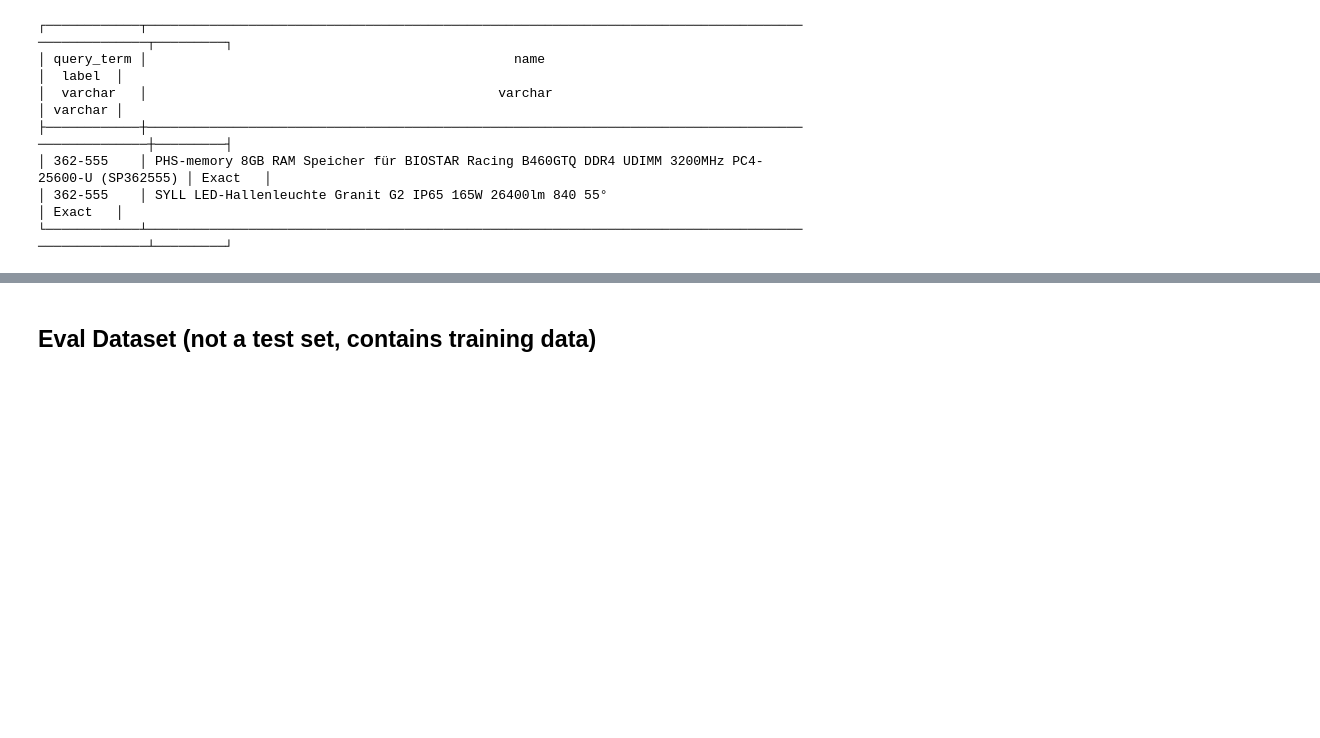
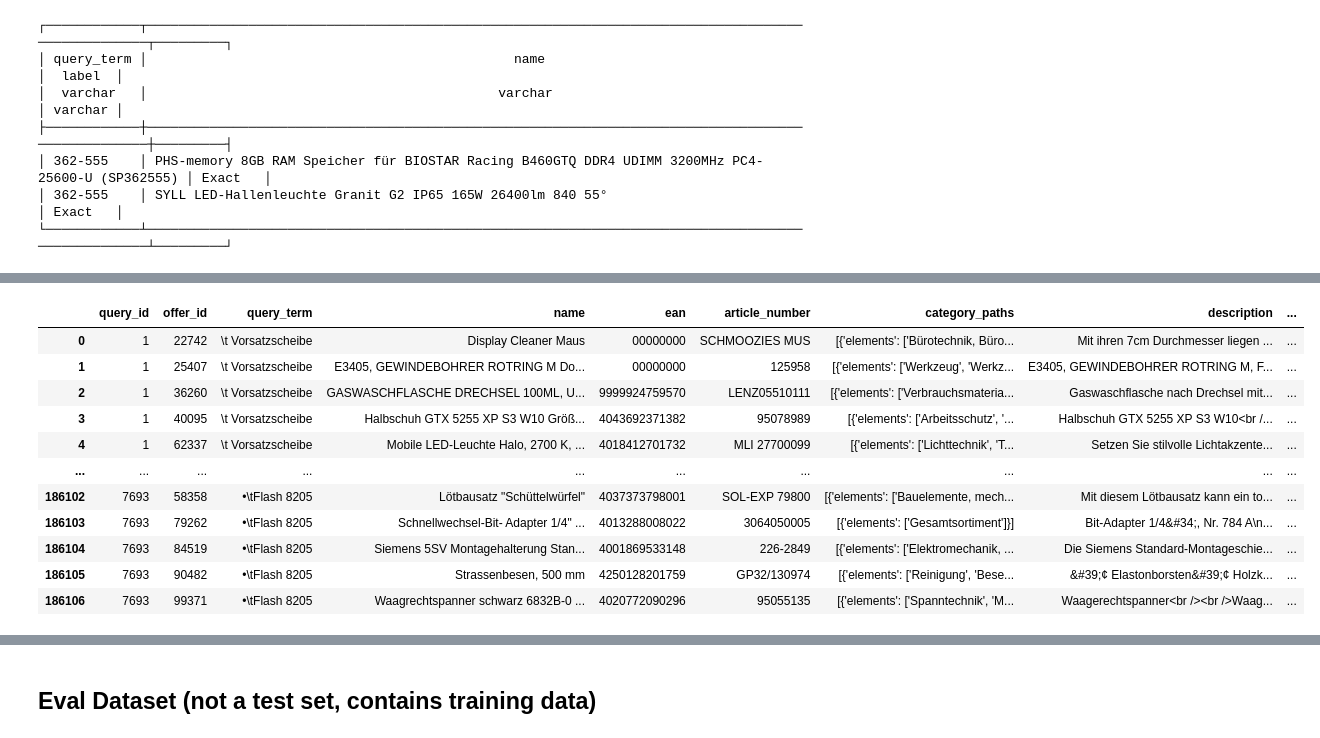
Before and after one commit to mxgr7/simplesystem-embedding, a Jupyter notebook: notebooks/eda.ipynb, the cells around one changed output, grey strips where cells are left out. Drawn from its saved outputs; the diff is of its cells as text; code cells hidden in the pictures; blank space fills up the shorter version.

```diff
--- a/notebooks/eda.ipynb
+++ b/notebooks/eda.ipynb
@@ -1146,0 +1455,77 @@ ORDER BY query_id
+# %%
+
+def sample_extra_negs(ds):
+    offers_df = ds.drop_duplicates(['query_norm', 'name']).sample(frac=1.0, random_state=40)
+    extra_negs = []
+    idx_from = 0
+    for query_norm, group in tqdm(ds.groupby('query_norm')):
+        neg = group.query('label == "Irrelevant"')
+        n_neg = len(neg)
+        if n_neg >= MIN_NEGATIVES_PER_QUERY:
+            continue
+        missing = int(MIN_NEGATIVES_PER_QUERY - n_neg)
+        idx_to = idx_from + missing
+        x = offers_df.iloc[idx_from:idx_to].copy()
+        idx_from = idx_to
+        x = x[x['query_norm'] != query_norm]
+        while len(x) < missing:
+            idx_to = idx_from + 1
+            x_ = offers_df.iloc[idx_from:idx_to].copy()
+            x_ = x_[x_['query_norm'] != query_norm]
+            if (len(x_) > 0):
+                x = pd.concat([x, x_])
+            idx_from = idx_to
+        x['query_norm'] = query_norm
+        x['query_term'] = group.iloc[0]['query_term']
+        x['label'] = 'Irrelevant'
+        extra_negs.append(x)
+    if not extra_negs:
+        return []
+    return pd.concat(extra_negs)
+
+extra_negs_test = sample_extra_negs(ds_test_raw)
+print('got extra negs for ds_test', len(extra_negs_test))
+if len(extra_negs_test) > 0:
+    ds_test = pd.concat([ds_test_raw, extra_negs_test])
+else:
+    ds_test = ds_test_raw
+
+extra_negs_train = sample_extra_negs(ds_train_raw)
+print('got extra negs for ds_train', len(extra_negs_train))
+if len(extra_negs_train) > 0:
+    ds_train = pd.concat([ds_train_raw, extra_negs_train])
+else:
+    ds_train = ds_train_raw
+
+
+print('ds_train')
+show_stats(ds_train, 'query_norm')
+print('ds_test')
+show_stats(ds_test, 'query_norm')
+
+ds_all = pd.concat([ds_test, ds_train])
+ds_all = duckdb.sql("""
+SELECT
+    DENSE_RANK() OVER (ORDER BY (query_norm)) AS query_id,
+    DENSE_RANK() OVER (ORDER BY (name_norm)) AS offer_id,
+    * EXCLUDE (query_norm, name_norm)
+FROM ds_all
+ORDER BY 1, 2
+""").df()
+ds_all_ = ds_all.drop_duplicates(["query_id", "offer_id"])
+
+display(ds_all)
+
+ds_all.loc[ds_all['ean'] == '00000000', 'ean'] = ''
+ds_all.loc[ds_all['ean'] == '0000000000000', 'ean'] = ''
+ds_all.loc[ds_all['manufacturer_article_number'] == 'n/a', 'manufacturer_article_number'] = ''
+ds_all.loc[ds_all['manufacturer_article_number'] == '-', 'manufacturer_article_number'] = ''
+
+ds_train = ds_all.query('split=="train"')
+ds_test = ds_all.query('split=="test"')
+
+con.execute("""
+COPY ds_train TO '/Users/max/Clients/simplesystem/data/train.parquet';
+COPY ds_test TO '/Users/max/Clients/simplesystem/data/test.parquet';
+""")
+# %% [output]
@@ -1146,0 +1549,12 @@ ORDER BY query_id
+|  | query_id | offer_id | query_term | name | ean | article_number | category_paths | description | ... |
+| 0 | 1 | 22742 | \t Vorsatzscheibe | Display Cleaner Maus | 00000000 | SCHMOOZIES MUS | [{'elements': ['Bürotechnik, Büro... | Mit ihren 7cm Durchmesser liegen ... | ... |
+| 1 | 1 | 25407 | \t Vorsatzscheibe | E3405, GEWINDEBOHRER ROTRING M Do... | 00000000 | 125958 | [{'elements': ['Werkzeug', 'Werkz... | E3405, GEWINDEBOHRER ROTRING M, F... | ... |
+| 2 | 1 | 36260 | \t Vorsatzscheibe | GASWASCHFLASCHE DRECHSEL 100ML, U... | 9999924759570 | LENZ05510111 | [{'elements': ['Verbrauchsmateria... | Gaswaschflasche nach Drechsel mit... | ... |
+| 3 | 1 | 40095 | \t Vorsatzscheibe | Halbschuh GTX 5255 XP S3 W10 Größ... | 4043692371382 | 95078989 | [{'elements': ['Arbeitsschutz', '... | Halbschuh GTX 5255 XP S3 W10<br /... | ... |
+| 4 | 1 | 62337 | \t Vorsatzscheibe | Mobile LED-Leuchte Halo, 2700 K, ... | 4018412701732 | MLI 27700099 | [{'elements': ['Lichttechnik', 'T... | Setzen Sie stilvolle Lichtakzente... | ... |
+| ... | ... | ... | ... | ... | ... | ... | ... | ... | ... |
+| 186102 | 7693 | 58358 | •\tFlash 8205 | Lötbausatz "Schüttelwürfel" | 4037373798001 | SOL-EXP 79800 | [{'elements': ['Bauelemente, mech... | Mit diesem Lötbausatz kann ein to... | ... |
+| 186103 | 7693 | 79262 | •\tFlash 8205 | Schnellwechsel-Bit- Adapter 1/4" ... | 4013288008022 | 3064050005 | [{'elements': ['Gesamtsortiment']}] | Bit-Adapter 1/4&#34;, Nr. 784 A\n... | ... |
+| 186104 | 7693 | 84519 | •\tFlash 8205 | Siemens 5SV Montagehalterung Stan... | 4001869533148 | 226-2849 | [{'elements': ['Elektromechanik, ... | Die Siemens Standard-Montageschie... | ... |
+| 186105 | 7693 | 90482 | •\tFlash 8205 | Strassenbesen, 500 mm | 4250128201759 | GP32/130974 | [{'elements': ['Reinigung', 'Bese... | &#39;¢ Elastonborsten&#39;¢ Holzk... | ... |
+| 186106 | 7693 | 99371 | •\tFlash 8205 | Waagrechtspanner schwarz 6832B-0 ... | 4020772090296 | 95055135 | [{'elements': ['Spanntechnik', 'M... | Waagerechtspanner<br /><br />Waag... | ... |
```
Also changed, not shown: parts of 15 cells of this notebook.
